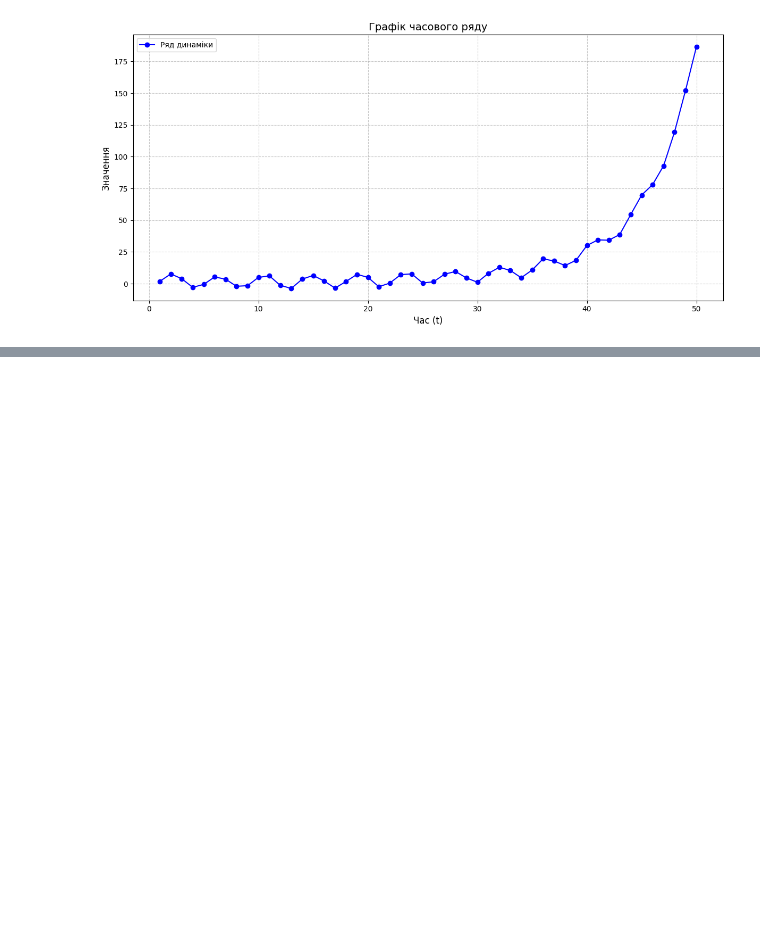
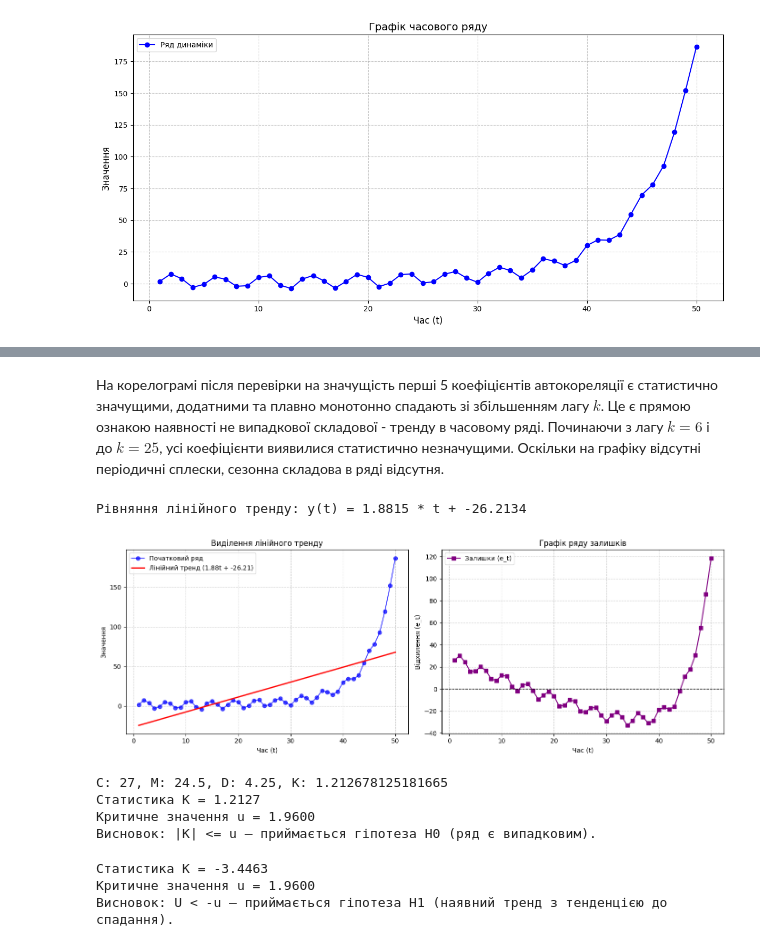
Before and after one commit to romaro23/TimeSeriesAnalysis, a Jupyter notebook: randomness_and_seasonality.ipynb, the cells around one changed output, grey strips where cells are left out. Cells and saved outputs as stored; diff of their text form; code cells hidden in the pictures; blank space fills up the shorter version.

```diff
--- a/randomness_and_seasonality.ipynb
+++ b/randomness_and_seasonality.ipynb
@@ -98,0 +219,49 @@ else:
+# %% [markdown]
+На корелограмі після перевірки на значущість перші 5 коефіцієнтів автокореляції  є статистично значущими, додатними та плавно монотонно спадають зі збільшенням лагу $k$. Це є прямою ознакою наявності не випадкової складової - тренду в часовому ряді.
+Починаючи з лагу $k = 6$ і до $k = 25$, усі коефіцієнти виявилися статистично незначущими. Оскільки на графіку відсутні періодичні сплески, сезонна складова в ряді відсутня.
+# %%
+t_index = np.arange(1, N + 1)
+
+a, b = np.polyfit(t_index, series, 1)
+trend = a * t_index + b
+
+residuals = series - trend
+
+print(f"Рівняння лінійного тренду: y(t) = {a:.4f} * t + {b:.4f}")
+
+fig, axes = plt.subplots(1, 2, figsize=(14, 5))
+
+axes[0].plot(t_index, series, marker='o', label='Початковий ряд', color='blue', alpha=0.7)
+axes[0].plot(t_index, trend, color='red', linewidth=2, label=f'Лінійний тренд ({a:.2f}t + {b:.2f})')
+axes[0].set_title('Виділення лінійного тренду')
+axes[0].set_xlabel('Час (t)')
+axes[0].set_ylabel('Значення')
+axes[0].grid(True, linestyle='--', alpha=0.6)
+axes[0].legend()
+
+axes[1].plot(t_index, residuals, marker='s', color='purple', linestyle='-', label='Залишки (e_t)')
+axes[1].axhline(0, color='black', linestyle='--', linewidth=1)
+axes[1].set_title('Графік ряду залишків')
+axes[1].set_xlabel('Час (t)')
+axes[1].set_ylabel('Відхилення (e_t)')
+axes[1].grid(True, linestyle='--', alpha=0.6)
+axes[1].legend()
+
+plt.tight_layout()
+plt.show()
+# %% [output]
+Рівняння лінійного тренду: y(t) = 1.8815 * t + -26.2134
+[figure, added]
+# %%
+check_signs(residuals)
+# %% [output]
+C: 27, M: 24.5, D: 4.25, K: 1.212678125181665
+Статистика K = 1.2127
+Критичне значення u = 1.9600
+Висновок: |K| <= u — приймається гіпотеза H0 (ряд є випадковим).
+# %%
+check_mann(residuals)
+# %% [output]
+Статистика K = -3.4463
+Критичне значення u = 1.9600
+Висновок: U < -u — приймається гіпотеза H1 (наявний тренд з тенденцією до спадання).
```
Also changed, not shown: parts of 12 cells of this notebook, 1 other file.
